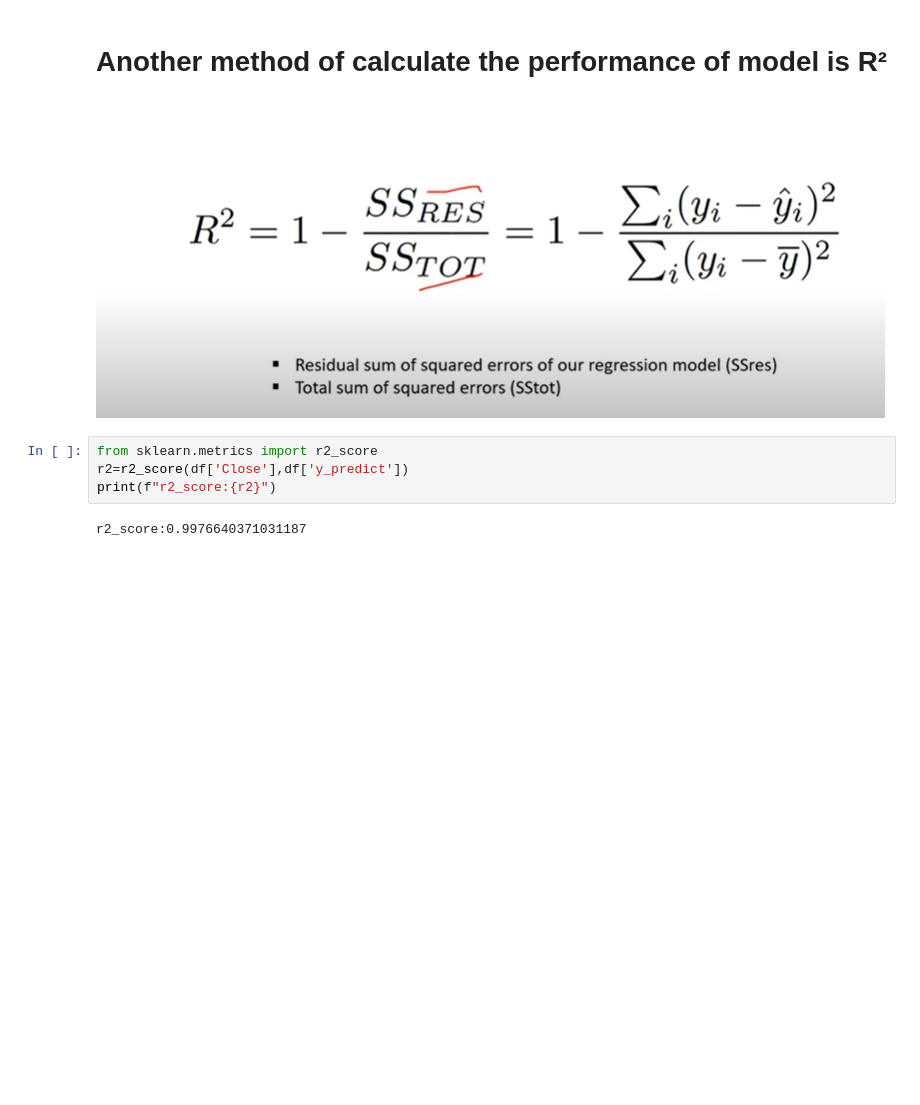
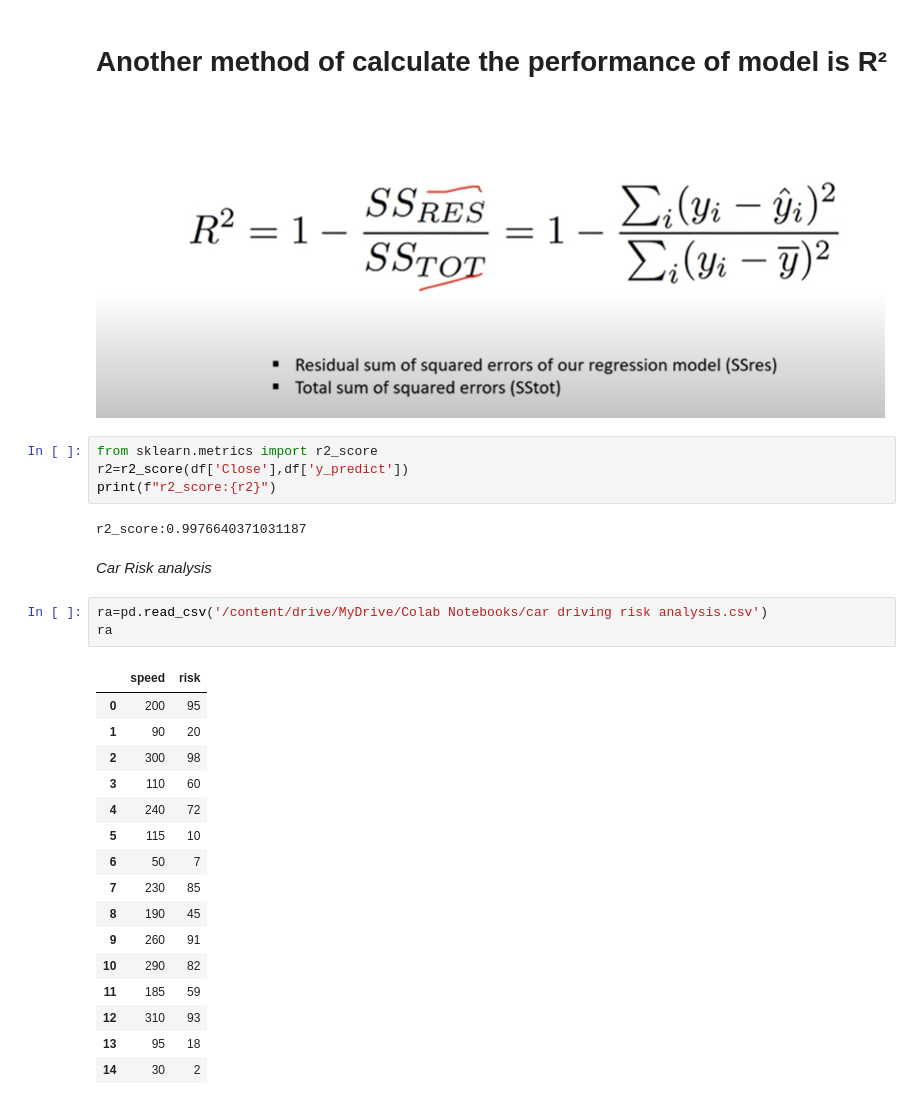
Before and after one commit to shihab-iiuc/Linear-Regression-learning, a Jupyter notebook: Linear_Regression.ipynb, the cells around one changed output. Cells and saved outputs as stored; diff of their text form; blank space fills up the shorter version.

```diff
--- a/Linear_Regression.ipynb
+++ b/Linear_Regression.ipynb
@@ -114,3 +112,25 @@ r2=r2_score(df['Close'],df['y_predict'])
 print(f"r2_score:{r2}")
 # %% [output]
 r2_score:0.9976640371031187
+# %% [markdown]
+*Car Risk analysis*
+# %%
+ra=pd.read_csv('/content/drive/MyDrive/Colab Notebooks/car driving risk analysis.csv')
+ra
+# %% [output]
+|  | speed | risk |
+| 0 | 200 | 95 |
+| 1 | 90 | 20 |
+| 2 | 300 | 98 |
+| 3 | 110 | 60 |
+| 4 | 240 | 72 |
+| 5 | 115 | 10 |
+| 6 | 50 | 7 |
+| 7 | 230 | 85 |
+| 8 | 190 | 45 |
+| 9 | 260 | 91 |
+| 10 | 290 | 82 |
+| 11 | 185 | 59 |
+| 12 | 310 | 93 |
+| 13 | 95 | 18 |
+| 14 | 30 | 2 |
```
Also changed, not shown: parts of 10 cells of this notebook.
